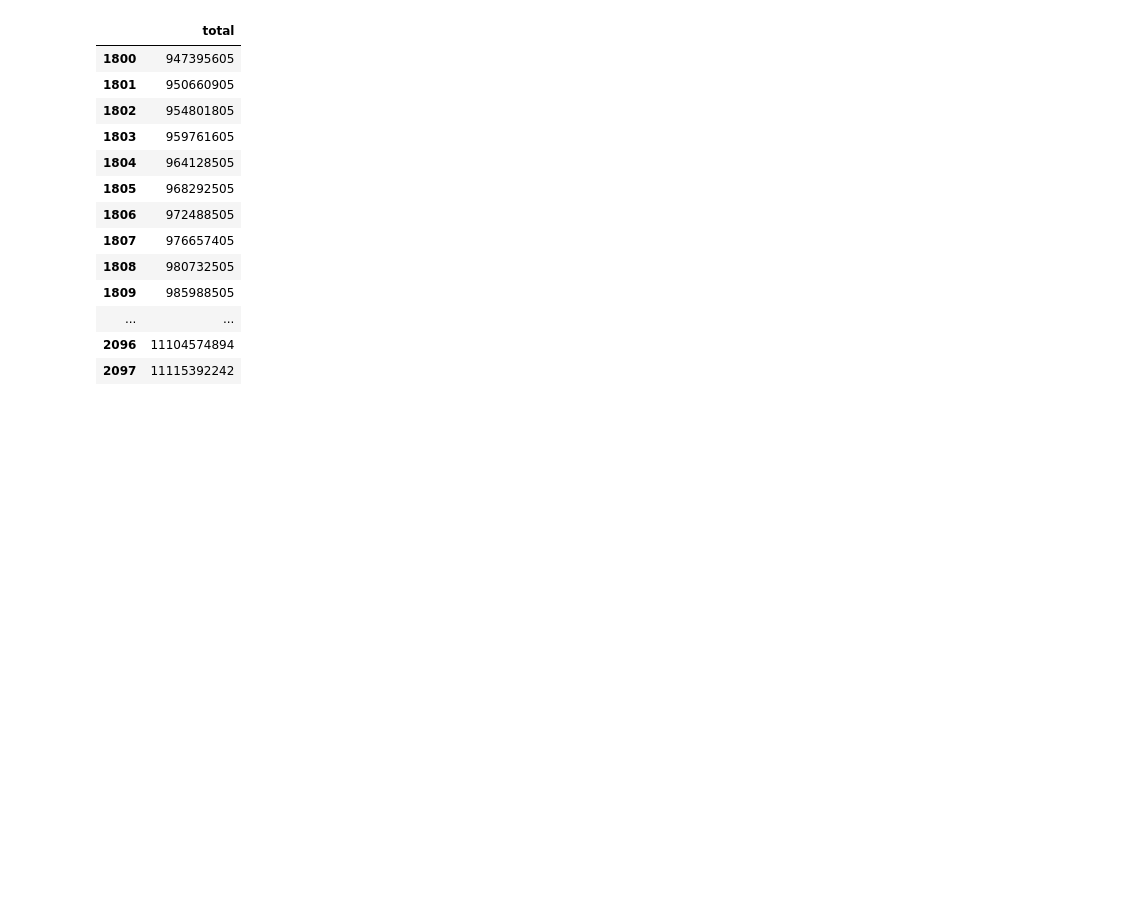
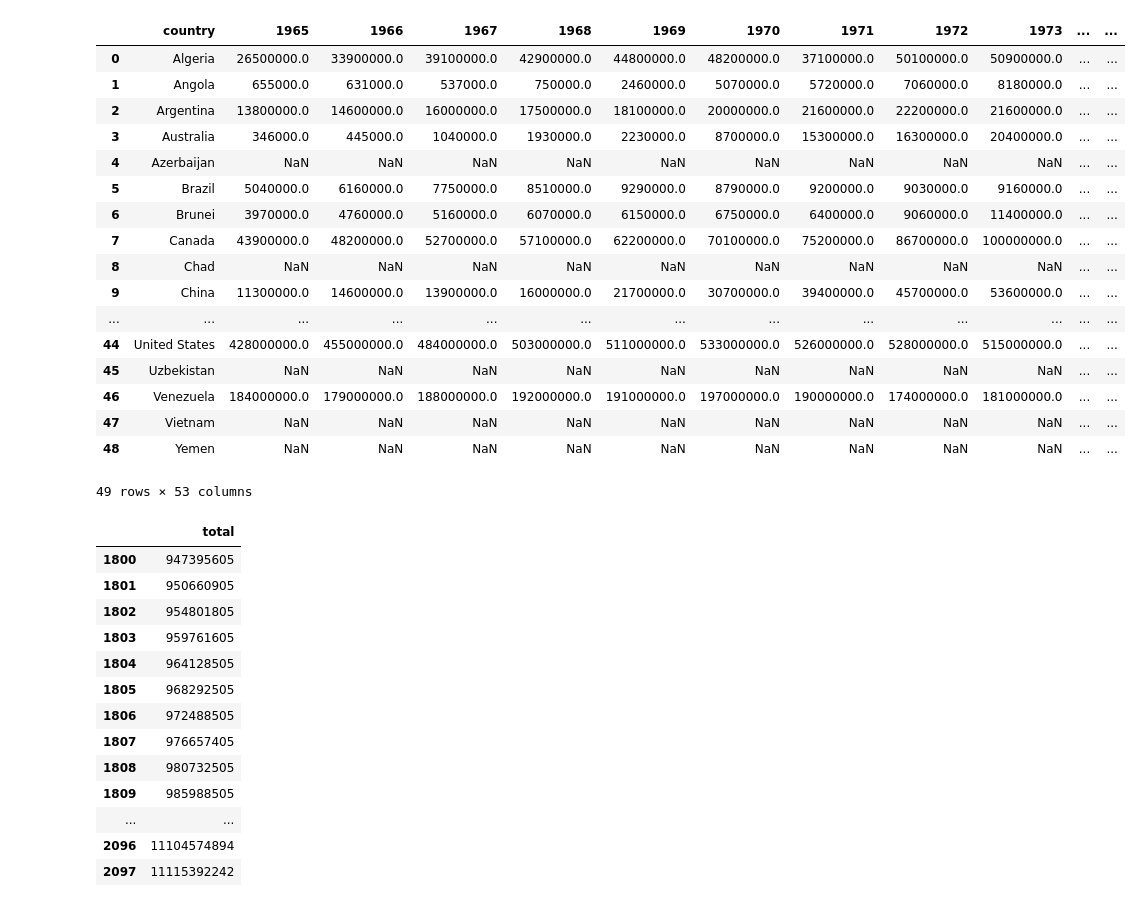
Before and after one commit to danyosha/IMMC2019Silaeder, a Jupyter notebook: IMMCMLModel.ipynb, the cells around one changed output. Cells and saved outputs as stored; diff of their text form; code cells hidden in the pictures; blank space fills up the shorter version.

```diff
--- a/IMMCMLModel.ipynb
+++ b/IMMCMLModel.ipynb
@@ -13,6 +13,28 @@ food_db = pd.read_csv('ag_prd_food_xd.csv', sep=',')
 population_db = pd.read_csv('population_total.csv', sep=',')
 # %%
 murdery_db = pd.read_csv('murder_total_deaths.csv', sep=',')
+# %%
+oil_db = pd.read_csv('oil_production_total.csv', sep=',')
+oil_db
+# %% [output]
+|  | country | 1965 | 1966 | 1967 | 1968 | 1969 | 1970 | 1971 | 1972 | 1973 | ... | ... |
+| 0 | Algeria | 26500000.0 | 33900000.0 | 39100000.0 | 42900000.0 | 44800000.0 | 48200000.0 | 37100000.0 | 50100000.0 | 50900000.0 | ... | ... |
+| 1 | Angola | 655000.0 | 631000.0 | 537000.0 | 750000.0 | 2460000.0 | 5070000.0 | 5720000.0 | 7060000.0 | 8180000.0 | ... | ... |
+| 2 | Argentina | 13800000.0 | 14600000.0 | 16000000.0 | 17500000.0 | 18100000.0 | 20000000.0 | 21600000.0 | 22200000.0 | 21600000.0 | ... | ... |
+| 3 | Australia | 346000.0 | 445000.0 | 1040000.0 | 1930000.0 | 2230000.0 | 8700000.0 | 15300000.0 | 16300000.0 | 20400000.0 | ... | ... |
+| 4 | Azerbaijan | NaN | NaN | NaN | NaN | NaN | NaN | NaN | NaN | NaN | ... | ... |
+| 5 | Brazil | 5040000.0 | 6160000.0 | 7750000.0 | 8510000.0 | 9290000.0 | 8790000.0 | 9200000.0 | 9030000.0 | 9160000.0 | ... | ... |
+| 6 | Brunei | 3970000.0 | 4760000.0 | 5160000.0 | 6070000.0 | 6150000.0 | 6750000.0 | 6400000.0 | 9060000.0 | 11400000.0 | ... | ... |
+| 7 | Canada | 43900000.0 | 48200000.0 | 52700000.0 | 57100000.0 | 62200000.0 | 70100000.0 | 75200000.0 | 86700000.0 | 100000000.0 | ... | ... |
+| 8 | Chad | NaN | NaN | NaN | NaN | NaN | NaN | NaN | NaN | NaN | ... | ... |
+| 9 | China | 11300000.0 | 14600000.0 | 13900000.0 | 16000000.0 | 21700000.0 | 30700000.0 | 39400000.0 | 45700000.0 | 53600000.0 | ... | ... |
+| ... | ... | ... | ... | ... | ... | ... | ... | ... | ... | ... | ... | ... |
+| 44 | United States | 428000000.0 | 455000000.0 | 484000000.0 | 503000000.0 | 511000000.0 | 533000000.0 | 526000000.0 | 528000000.0 | 515000000.0 | ... | ... |
+| 45 | Uzbekistan | NaN | NaN | NaN | NaN | NaN | NaN | NaN | NaN | NaN | ... | ... |
+| 46 | Venezuela | 184000000.0 | 179000000.0 | 188000000.0 | 192000000.0 | 191000000.0 | 197000000.0 | 190000000.0 | 174000000.0 | 181000000.0 | ... | ... |
+| 47 | Vietnam | NaN | NaN | NaN | NaN | NaN | NaN | NaN | NaN | NaN | ... | ... |
+| 48 | Yemen | NaN | NaN | NaN | NaN | NaN | NaN | NaN | NaN | NaN | ... | ... |
+49 rows × 53 columns
 # %%
 population_db_total = population_db.sum(0).to_frame()
 population_db_total.columns = ['total']
```
Also changed, not shown: parts of 6 cells of this notebook, 1 other file.
